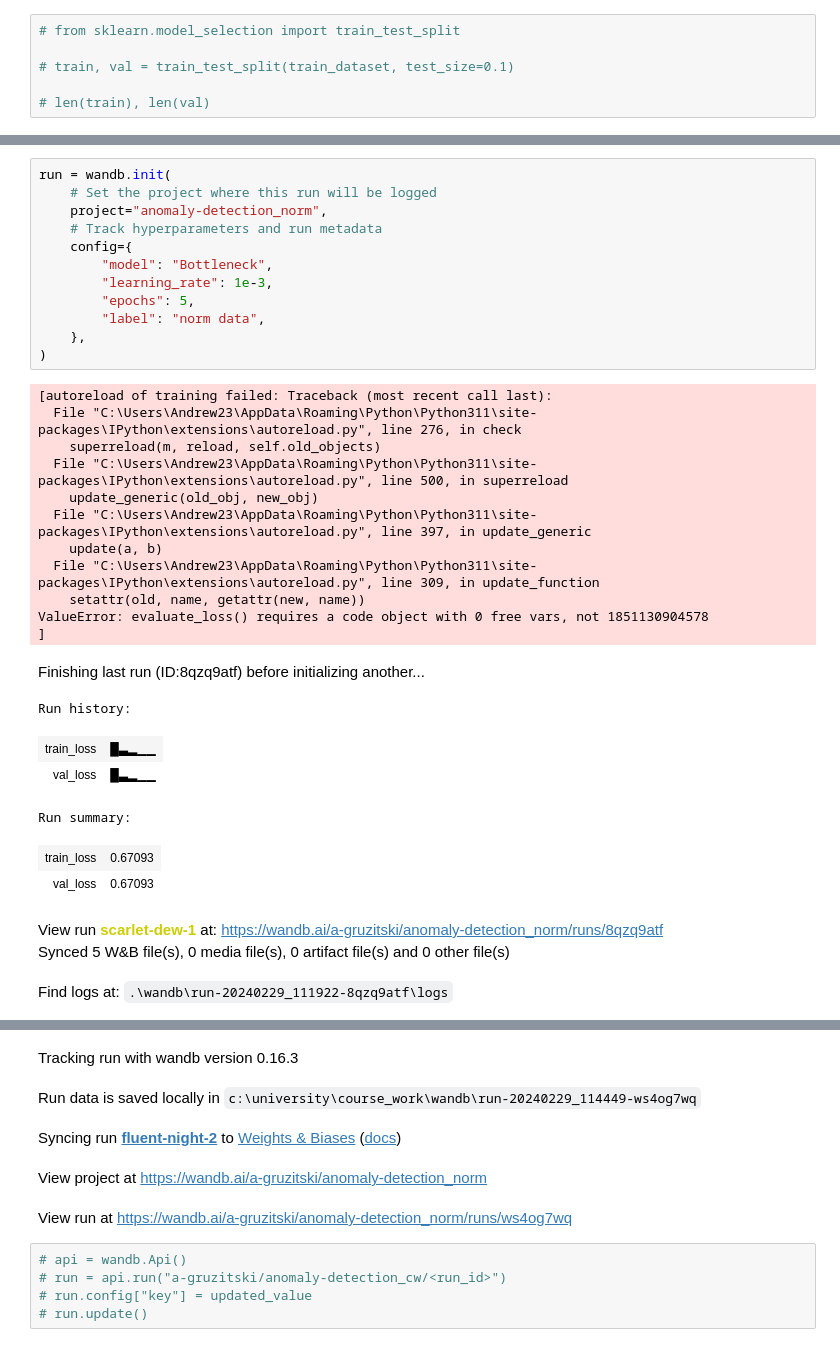
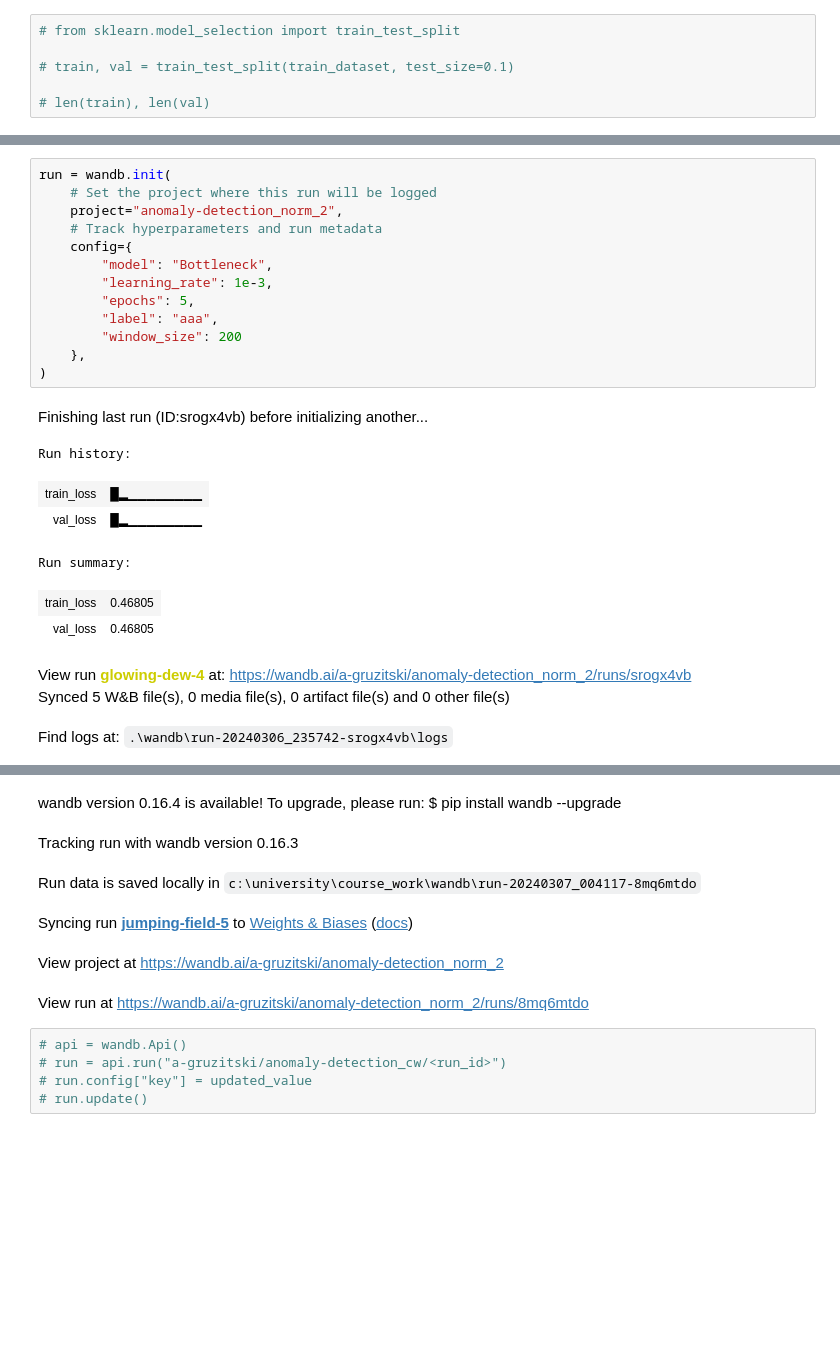
Before and after one commit to Andrei3223/VAE_anomaly_detection, a Jupyter notebook: swat_preproc.ipynb, the cells around one changed output, grey strips where cells are left out. Cells and saved outputs as stored; diff of their text form; blank space fills up the shorter version.

```diff
--- a/swat_preproc.ipynb
+++ b/swat_preproc.ipynb
@@ -352,34 +347,24 @@ True
 # %%
 run = wandb.init(
     # Set the project where this run will be logged
-    project="anomaly-detection_norm",
+    project="anomaly-detection_norm_2",
     # Track hyperparameters and run metadata
     config={
         "model": "Bottleneck",
         "learning_rate": 1e-3,
         "epochs": 5,
-        "label": "norm data",
+        "label": "aaa",
+        "window_size": 200
     },
 )
 # %% [output]
+Finishing last run (ID:srogx4vb) before initializing another...
-[autoreload of training failed: Traceback (most recent call last):
-  File "C:\Users\Andrew23\AppData\Roaming\Python\Python311\site-packages\IPython\extensions\autoreload.py", line 276, in check
-    superreload(m, reload, self.old_objects)
-  File "C:\Users\Andrew23\AppData\Roaming\Python\Python311\site-packages\IPython\extensions\autoreload.py", line 500, in superreload
-    update_generic(old_obj, new_obj)
-  File "C:\Users\Andrew23\AppData\Roaming\Python\Python311\site-packages\IPython\extensions\autoreload.py", line 397, in update_generic
-    update(a, b)
-  File "C:\Users\Andrew23\AppData\Roaming\Python\Python311\site-packages\IPython\extensions\autoreload.py", line 309, in update_function
-    setattr(old, name, getattr(new, name))
-ValueError: evaluate_loss() requires a code object with 0 free vars, not 1851130904578
-]
+Run history:
-Finishing last run (ID:8qzq9atf) before initializing another...
+| train_loss | █▂▁▁▁▁▁▁▁▁ |
+| val_loss | █▂▁▁▁▁▁▁▁▁ |
-Run history:
+Run summary:
-| train_loss | █▃▂▁▁ |
-| val_loss | █▃▂▁▁ |
-Run summary:
-| train_loss | 0.67093 |
-| val_loss | 0.67093 |
+| train_loss | 0.46805 |
+| val_loss | 0.46805 |
-View run scarlet-dew-1 at: https://wandb.ai/a-gruzitski/anomaly-detection_norm/runs/8qzq9atf
+View run glowing-dew-4 at: https://wandb.ai/a-gruzitski/anomaly-detection_norm_2/runs/srogx4vb
 Synced 5 W&B file(s), 0 media file(s), 0 artifact file(s) and 0 other file(s)
-Find logs at: .\wandb\run-20240229_111922-8qzq9atf\logs
+Find logs at: .\wandb\run-20240306_235742-srogx4vb\logs
@@ -387,8 +372,9 @@ Successfully finished last run (ID:8qzq9atf). Initializing new run:
-Tracking run with wandb version 0.16.3
+wandb version 0.16.4 is available! To upgrade, please run: $ pip install wandb --upgrade
-Run data is saved locally in c:\university\course_work\wandb\run-20240229_114449-ws4og7wq
+Tracking run with wandb version 0.16.3
-Syncing run fluent-night-2 to Weights & Biases (docs)
+Run data is saved locally in c:\university\course_work\wandb\run-20240307_004117-8mq6mtdo
-View project at https://wandb.ai/a-gruzitski/anomaly-detection_norm
+Syncing run jumping-field-5 to Weights & Biases (docs)
-View run at https://wandb.ai/a-gruzitski/anomaly-detection_norm/runs/ws4og7wq
+View project at https://wandb.ai/a-gruzitski/anomaly-detection_norm_2
+View run at https://wandb.ai/a-gruzitski/anomaly-detection_norm_2/runs/8mq6mtdo
 # %%
 # api = wandb.Api()
 # run = api.run("a-gruzitski/anomaly-detection_cw/<run_id>")
```
Also changed, not shown: parts of 12 cells of this notebook, 3 other files.
